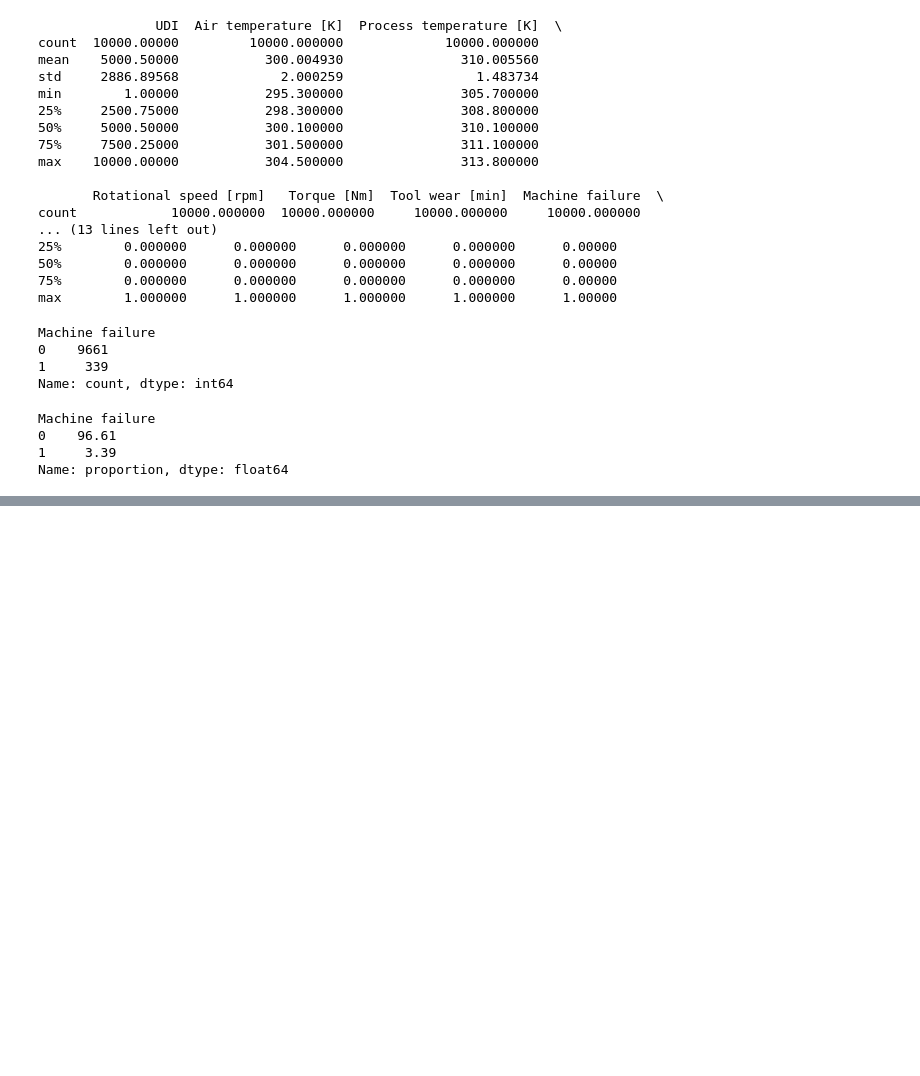
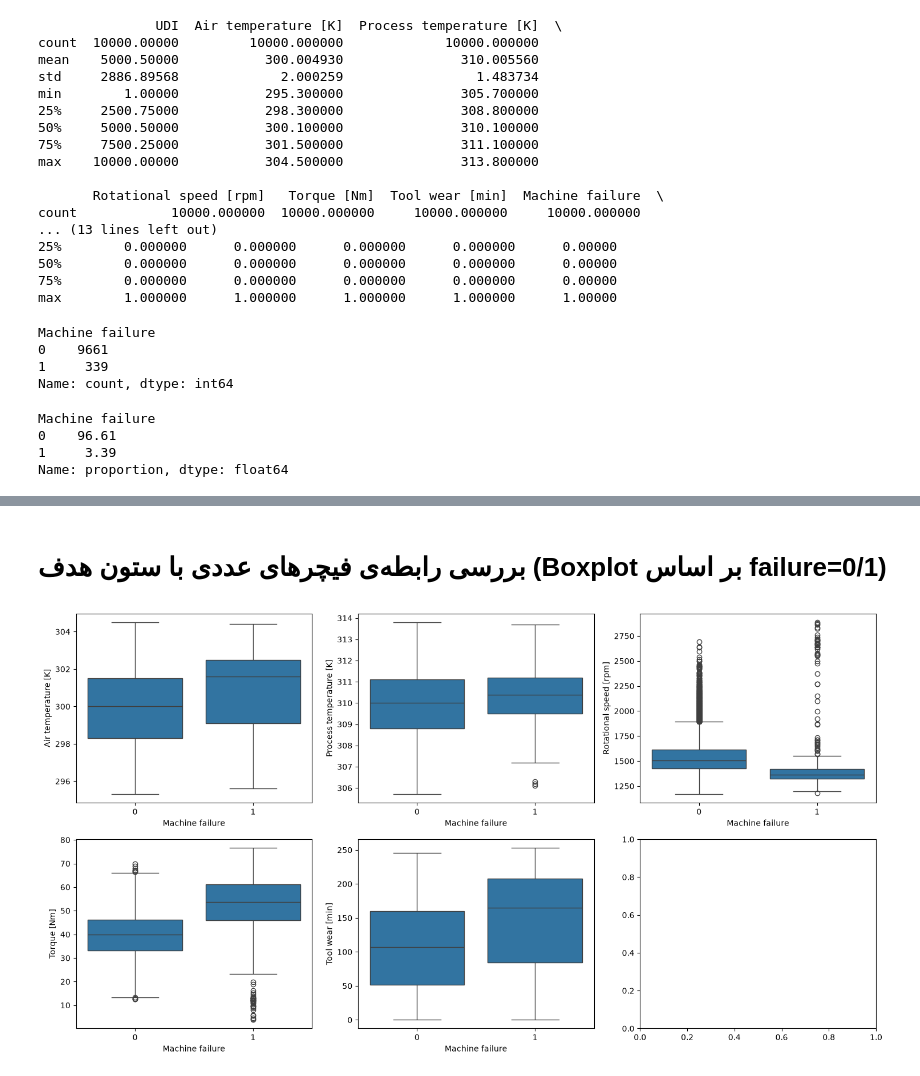
Before and after one commit to amiralavidev/Undergraduate-Project_Predictive-Maintenance, a Jupyter notebook: notebooks/01_EDA.ipynb, the cells around one changed output, grey strips where cells are left out. Drawn from its saved outputs; the diff is of its cells as text; code cells hidden in the pictures; blank space fills up the shorter version.

Commit message:
EDA step 2: missing values check, distributions, boxplots, correlation, leakage analysis on TWF/HDF/PWF/OSF/RNF, Type impact

```diff
--- a/notebooks/01_EDA.ipynb
+++ b/notebooks/01_EDA.ipynb
@@ -91,0 +125,14 @@ Name: proportion, dtype: float64
+# %% [markdown]
+#  بررسی رابطه‌ی فیچرهای عددی با ستون هدف (Boxplot بر اساس failure=0/1)
+# %%
+import seaborn as sns
+
+fig, axes = plt.subplots(2, 3, figsize=(15, 8))
+for i, col in enumerate(numeric_cols):
+    ax = axes[i // 3, i % 3]
+    sns.boxplot(x='Machine failure', y=col, data=df, ax=ax)
+plt.tight_layout()
+plt.savefig('../reports/boxplots_by_failure.png')
+plt.show()
+# %% [output]
+[figure, added]
```
Also changed, not shown: parts of 12 cells of this notebook, 3 other files.
